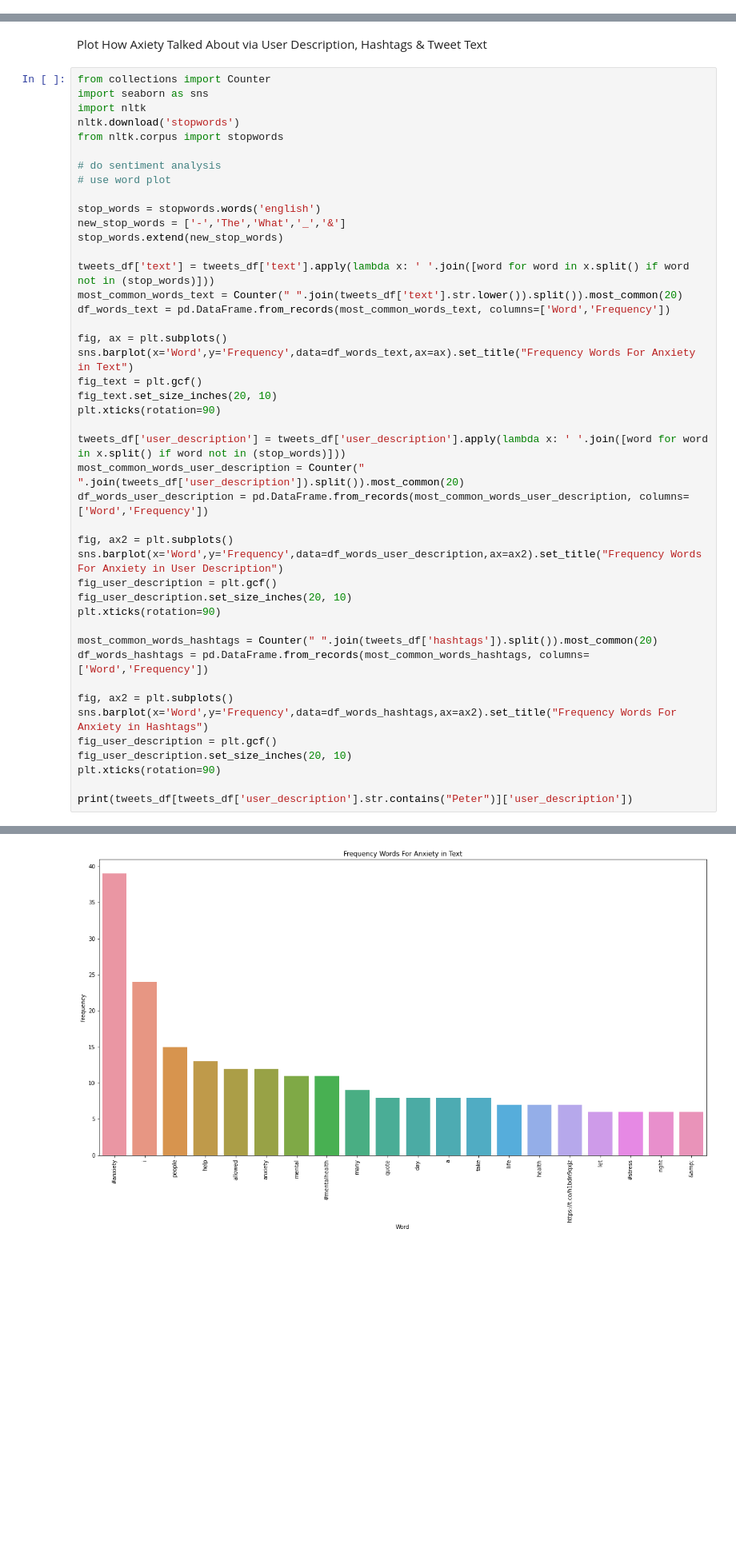
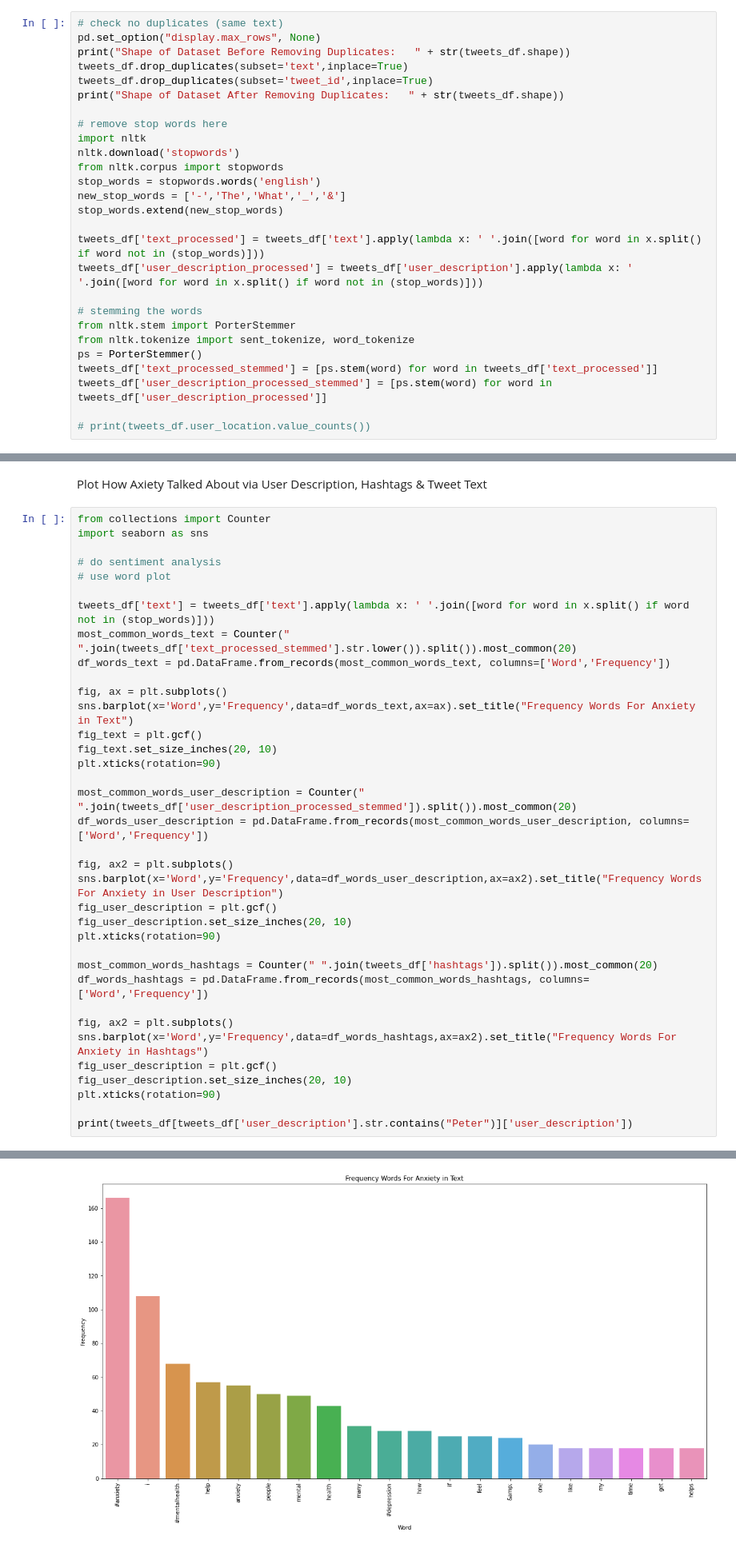
Before and after one commit to claredavies/DataScienceCoursework, a Jupyter notebook: DataScience3Twitter.ipynb, the cells around one changed output, grey strips where cells are left out. Shown: that part at 80% size. Cells and saved outputs as stored; diff of their text form; blank space fills up the shorter version.

Commit message:
Stemmed words so common words now grouped together

```diff
--- a/DataScience3Twitter.ipynb
+++ b/DataScience3Twitter.ipynb
@@ -137,0 +111,27 @@ Name: user_location, dtype: int64
+# %%
+# check no duplicates (same text)
+pd.set_option("display.max_rows", None)
+print("Shape of Dataset Before Removing Duplicates:   " + str(tweets_df.shape))
+tweets_df.drop_duplicates(subset='text',inplace=True)
+tweets_df.drop_duplicates(subset='tweet_id',inplace=True)
+print("Shape of Dataset After Removing Duplicates:   " + str(tweets_df.shape))
+
+# remove stop words here
+import nltk
+nltk.download('stopwords')
+from nltk.corpus import stopwords
+stop_words = stopwords.words('english')
+new_stop_words = ['-','The','What','_','&']
+stop_words.extend(new_stop_words)
+
+tweets_df['text_processed'] = tweets_df['text'].apply(lambda x: ' '.join([word for word in x.split() if word not in (stop_words)]))
+tweets_df['user_description_processed'] = tweets_df['user_description'].apply(lambda x: ' '.join([word for word in x.split() if word not in (stop_words)]))
+
+# stemming the words
+from nltk.stem import PorterStemmer
+from nltk.tokenize import sent_tokenize, word_tokenize
+ps = PorterStemmer()
+tweets_df['text_processed_stemmed'] = [ps.stem(word) for word in tweets_df['text_processed']]
+tweets_df['user_description_processed_stemmed'] = [ps.stem(word) for word in tweets_df['user_description_processed']]
+
+# print(tweets_df.user_location.value_counts())
@@ -171,19 +188,12 @@ Plot How Axiety Talked About via User Description, Hashtags & Tweet Text
 # %%
 from collections import Counter
 import seaborn as sns
-import nltk
-nltk.download('stopwords')
-from nltk.corpus import stopwords
 
 # do sentiment analysis
 # use word plot
 
-stop_words = stopwords.words('english')
-new_stop_words = ['-','The','What','_','&']
-stop_words.extend(new_stop_words)
-
 tweets_df['text'] = tweets_df['text'].apply(lambda x: ' '.join([word for word in x.split() if word not in (stop_words)]))
-most_common_words_text = Counter(" ".join(tweets_df['text'].str.lower()).split()).most_common(20)
+most_common_words_text = Counter(" ".join(tweets_df['text_processed_stemmed'].str.lower()).split()).most_common(20)
 df_words_text = pd.DataFrame.from_records(most_common_words_text, columns=['Word','Frequency'])
 
 fig, ax = plt.subplots()
@@ -192,8 +202,7 @@ fig_text = plt.gcf()
 fig_text.set_size_inches(20, 10)
 plt.xticks(rotation=90)
 
-tweets_df['user_description'] = tweets_df['user_description'].apply(lambda x: ' '.join([word for word in x.split() if word not in (stop_words)]))
-most_common_words_user_description = Counter(" ".join(tweets_df['user_description']).split()).most_common(20)
+most_common_words_user_description = Counter(" ".join(tweets_df['user_description_processed_stemmed']).split()).most_common(20)
 df_words_user_description = pd.DataFrame.from_records(most_common_words_user_description, columns=['Word','Frequency'])
 
 fig, ax2 = plt.subplots()
@@ -218,2 +225,2 @@ print(tweets_df[tweets_df['user_description'].str.contains("Peter")]['user_descr
 Series([], Name: user_description, dtype: object)
-[figure, old version]
+[figure, new version]
```
Also changed, not shown: parts of 4 cells of this notebook.
